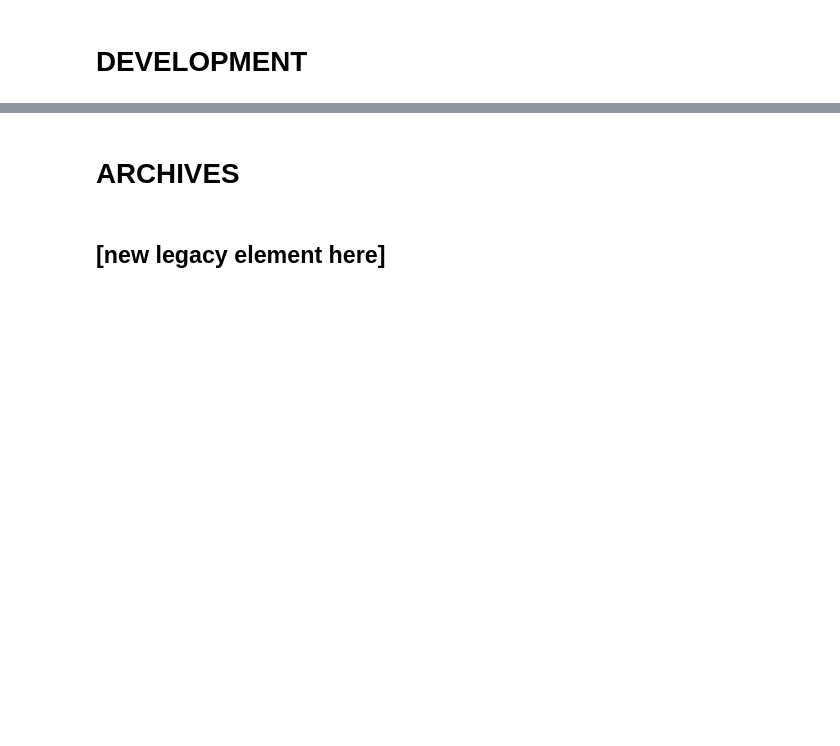
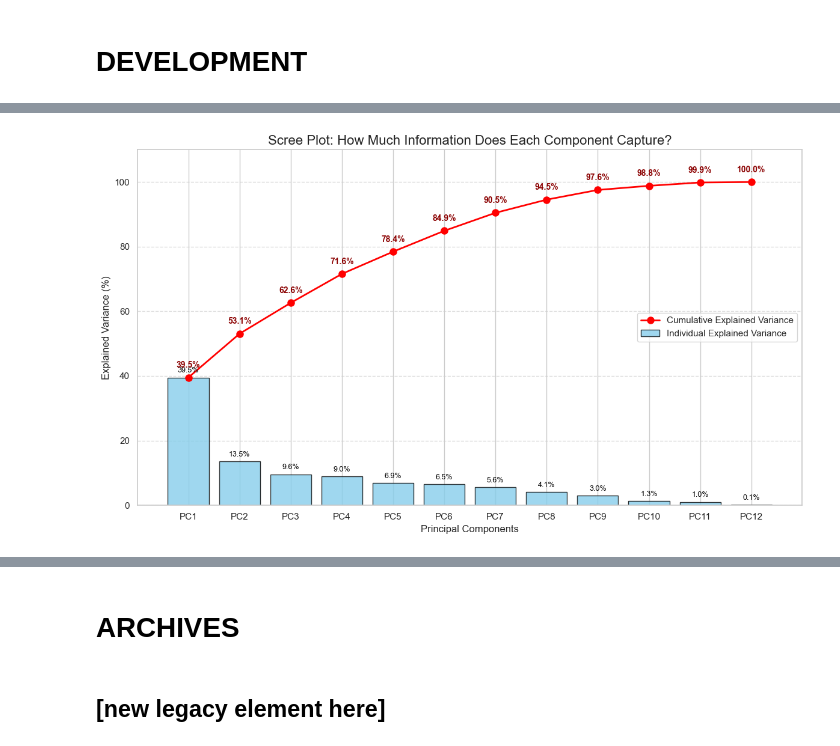
Before and after one commit to OliverKviat/Thesis_OCR, a Jupyter notebook: exploring_data/explorative_data_analysis_notebook.ipynb, the cells around one changed output, grey strips where cells are left out. Drawn from its saved outputs; the diff is of its cells as text; code cells hidden in the pictures; blank space fills up the shorter version.

```diff
--- a/exploring_data/explorative_data_analysis_notebook.ipynb
+++ b/exploring_data/explorative_data_analysis_notebook.ipynb
@@ -254,0 +476,90 @@ plt.savefig('exported_plots/2023_trends_analysis/department_distribution.png')
+# %%
+import pandas as pd
+import numpy as np
+import matplotlib.pyplot as plt
+import seaborn as sns
+from sklearn.decomposition import PCA
+from sklearn.preprocessing import StandardScaler
+from sklearn.impute import SimpleImputer
+
+# ==========================================
+# CONFIGURATION
+# ==========================================
+VERBOSE = True
+
+def log(msg):
+    if VERBOSE:
+        print(f"[STATUS] {msg}")
+# ==========================================
+
+log("Starting Scree Plot (Explained Variance) analysis...")
+
+# 1. Load your data (Update this to match how you loaded df_filtered_final)
+# df = df_filtered_final.copy()
+# For the sake of this script running standalone, I'll put the read_csv back,
+# but replace this with your active dataframe if running in a notebook!
+try:
+    df = df_filtered_final.copy()  # Replace with pd.read_csv(filename) if you want to load from CSV
+    log(f"Successfully loaded data.")
+except FileNotFoundError:
+    log("ERROR: Data file not found. Ensure the filename or dataframe name is correct.")
+    exit()
+
+# 2. Define the features
+features = [
+    'num_tot_pages', 'num_cont_pages', 'num_figures', 'num_tables',
+    'num_references', 'equation_count', 'total_sentences', 'total_words',
+    'unique_words', 'avg_sentence_length', 'avg_word_length', 'lexical_diversity'
+]
+
+log("Extracting, imputing, and scaling features...")
+X = df[features].copy()
+X_imputed = SimpleImputer(strategy='median').fit_transform(X)
+X_scaled = StandardScaler().fit_transform(X_imputed)
+
+# 3. Fit PCA on ALL components (not just 2)
+log("Fitting PCA on ALL components to calculate total variance...")
+pca_all = PCA() # By leaving n_components empty, it keeps all 12
+pca_all.fit(X_scaled)
+
+# Get individual and cumulative explained variance in percentage
+explained_variance = pca_all.explained_variance_ratio_ * 100
+cumulative_variance = np.cumsum(explained_variance)
+
+# ==========================================
+# PLOT: Scree Plot (Bars + Cumulative Line)
+# ==========================================
+log("Generating Scree Plot ('pca_scree_plot.png')...")
+plt.figure(figsize=(12, 7))
+
+# Create x-axis labels (PC1, PC2, PC3...)
+x_labels = [f'PC{i+1}' for i in range(len(explained_variance))]
+
+# 1. Bar Plot for individual variance
+plt.bar(x_labels, explained_variance, color='skyblue', alpha=0.8, edgecolor='black', label='Individual Explained Variance')
+
+# 2. Line Plot for cumulative variance
+plt.plot(x_labels, cumulative_variance, marker='o', color='red', linewidth=2, markersize=8, label='Cumulative Explained Variance')
+
+# 3. Add text labels directly on the chart for readability
+for i, (ev, cv) in enumerate(zip(explained_variance, cumulative_variance)):
+    # Label for individual variance (bars)
+    plt.text(i, ev + 1, f'{ev:.1f}%', ha='center', va='bottom', fontsize=9, color='black')
+    # Label for cumulative variance (line)
+    # Staggering the text slightly above the red dot
+    plt.text(i, cv + 2.5, f'{cv:.1f}%', ha='center', va='bottom', fontsize=10, color='darkred', fontweight='bold')
+
+plt.ylim(0, 110) # Set y-limit slightly above 100 so top labels aren't cut off
+plt.xlabel('Principal Components', fontsize=12)
+plt.ylabel('Explained Variance (%)', fontsize=12)
+plt.title('Scree Plot: How Much Information Does Each Component Capture?', fontsize=16)
+
+# Put legend in the middle right to avoid covering the line
+plt.legend(loc='center right', fontsize=11)
+plt.grid(axis='y', linestyle='--', alpha=0.7)
+plt.tight_layout()
+#plt.savefig('pca_scree_plot.png', dpi=300)
+plt.show()
+
+log("Script execution finished successfully! Check your folder for 'pca_scree_plot.png'.")
+# %% [output]
@@ -254,0 +571 @@ plt.savefig('exported_plots/2023_trends_analysis/department_distribution.png')
+[figure, added]
```
Also changed, not shown: parts of 19 cells of this notebook, 9 other files.
